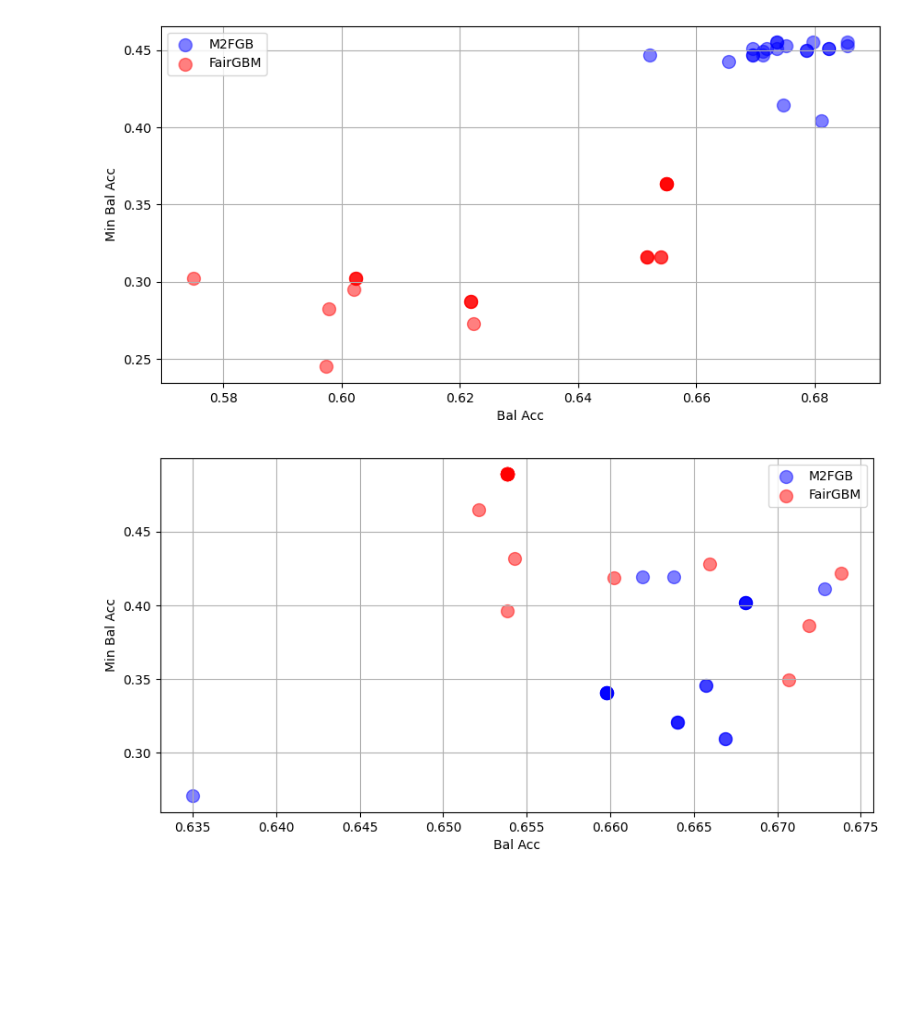
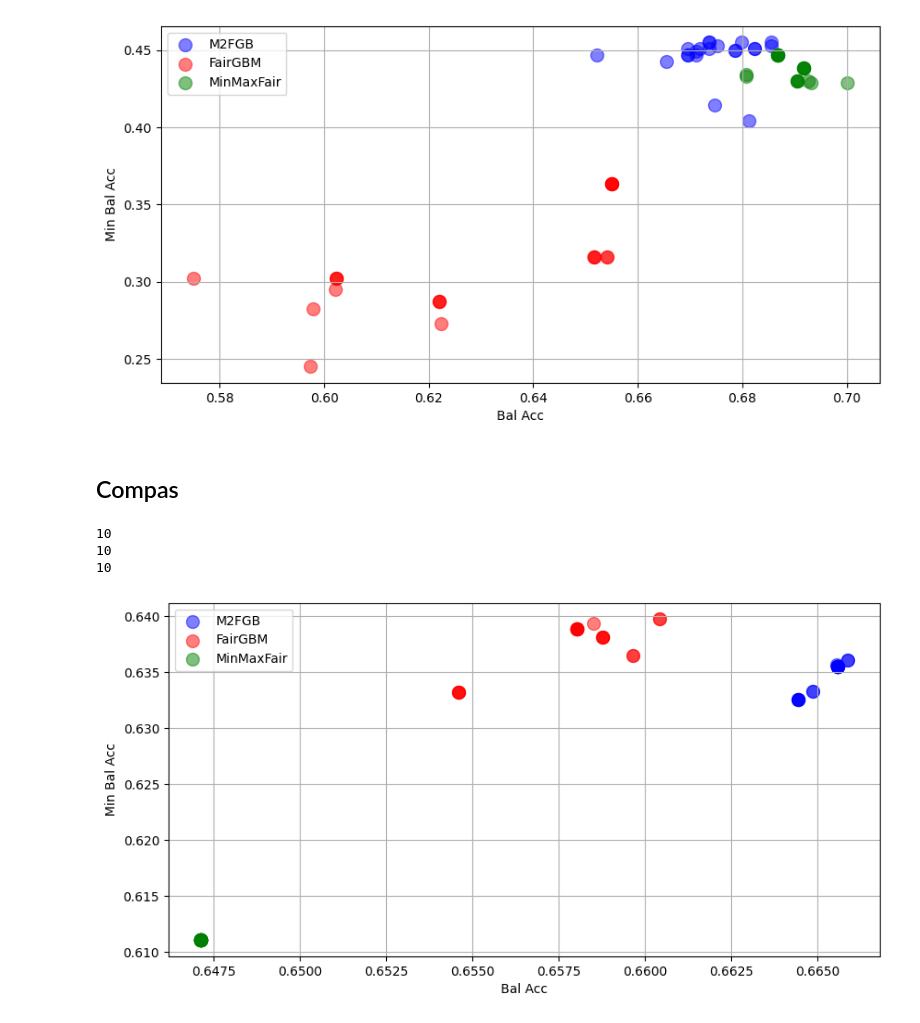
Before and after one commit to hiaac-finance/m2fgb, a Jupyter notebook: notebooks/analyze_results_new.ipynb, the cells around one changed output. Saved outputs shown, nothing was run; the diff lists cells and outputs as text; code cells hidden in the pictures; blank space fills up the shorter version.

```diff
--- a/notebooks/analyze_results_new.ipynb
+++ b/notebooks/analyze_results_new.ipynb
@@ -5,8 +6,12 @@ import matplotlib.pyplot as plt
 # %%
 def get_result_dataframe(dataset_name, model_name, path):
     results = []
-    for i in range(10):
+
+    n_folds = len(glob(path + "validation_fold_*.csv"))
+    print(n_folds)
+    for i in range(n_folds):
         results_val = pd.read_csv(path + f"validation_fold_{i}.csv")
+
         results_val = results_val.groupby("alpha").apply(lambda x: x.sort_values("score", ascending=False).head(1), include_groups = False).reset_index()
         alpha_list = results_val.alpha.tolist()
         best_models = results_val.model.tolist()
@@ -120,13 +163,20 @@ plt.show()
 # %%
+n_groups = 8
 dataset_name = "german"
+
+
+
 model_name = "M2FGB_grad"
-n_groups = 8
 path = f"../results/experiment_{n_groups}_groups/{dataset_name}/{model_name}/"
 results_m2fgb = get_result_dataframe(dataset_name, model_name, path)
 
 model_name = "FairGBMClassifier"
 path = f"../results/experiment_{n_groups}_groups/{dataset_name}/{model_name}/"
 results_fairgbm = get_result_dataframe(dataset_name, model_name, path)
+
+model_name = "MinMaxFair"
+path = f"../results/experiment_{n_groups}_groups/{dataset_name}/{model_name}/"
+results_mmfair = get_result_dataframe(dataset_name, model_name, path)
 
 
 fig = plt.subplots(figsize = (10, 5))
@@ -157,14 +207,44 @@ plt.scatter(
     label = "FairGBM",
 )
 
+
+plt.scatter(
+    results_mmfair.bal_acc,
+    results_mmfair.min_bal_acc,
+    c = "green",
+    s = 100,
+    vmin = -0.5,
+    alpha = 0.5,
+    label = "MinMaxFair",
+)
+
 plt.legend()
 plt.xlabel("Bal Acc")
 plt.ylabel("Min Bal Acc")
 plt.grid(True)
 plt.show()
 # %% [output]
-[figure, old version]
+[figure, new version]
+# %% [markdown]
+## Compas
 # %%
+n_groups = 2
+dataset_name = "compas"
+
+
+model_name = "M2FGB_grad"
+path = f"../results/experiment_{n_groups}_groups/{dataset_name}/{model_name}/"
+results_m2fgb = get_result_dataframe(dataset_name, model_name, path)
+
+model_name = "FairGBMClassifier"
+path = f"../results/experiment_{n_groups}_groups/{dataset_name}/{model_name}/"
+results_fairgbm = get_result_dataframe(dataset_name, model_name, path)
+
+model_name = "MinMaxFair"
+path = f"../results/experiment_{n_groups}_groups/{dataset_name}/{model_name}/"
+results_mmfair = get_result_dataframe(dataset_name, model_name, path)
+
+
 fig = plt.subplots(figsize = (10, 5))
 #plt.subplot(1, 2, 1)
 plt.scatter(
@@ -172,31 +252,45 @@ plt.scatter(
     results_m2fgb.min_bal_acc,
     c = "blue",
     s = 100,
     vmin = -0.5,
     alpha = 0.5,
     label = "M2FGB"
 )
 
 plt.legend()
 plt.xlabel("Bal Acc")
 plt.ylabel("Min Bal Acc")
 plt.grid()
 
 #plt.subplot(1, 2, 2)
 plt.scatter(
     results_fairgbm.bal_acc,
     results_fairgbm.min_bal_acc,
     c = "red",
     s = 100,
     vmin = -0.5,
     alpha = 0.5,
     label = "FairGBM",
 )
 
+
+plt.scatter(
+    results_mmfair.bal_acc,
+    results_mmfair.min_bal_acc,
+    c = "green",
+    s = 100,
+    vmin = -0.5,
+    alpha = 0.5,
+    label = "MinMaxFair",
+)
+
 plt.legend()
 plt.xlabel("Bal Acc")
 plt.ylabel("Min Bal Acc")
 plt.grid(True)
 plt.show()
 # %% [output]
+10
+10
+10
-[figure, old version]
+[figure, new version]
```
Also changed, not shown: parts of 12 cells of this notebook, 1 other file.
